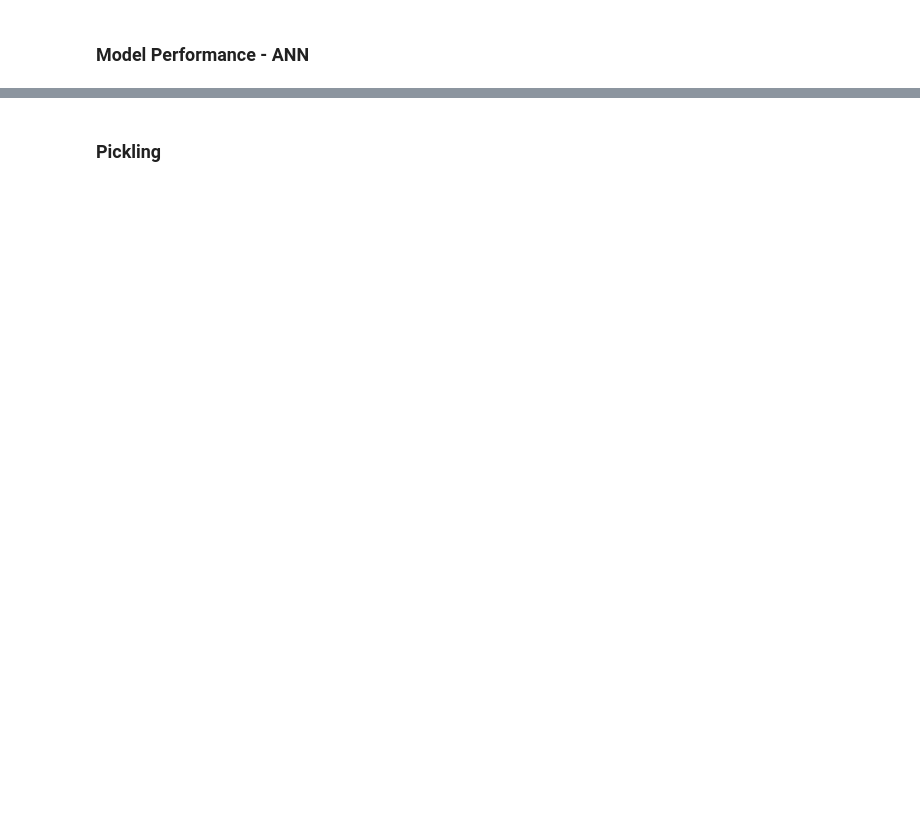
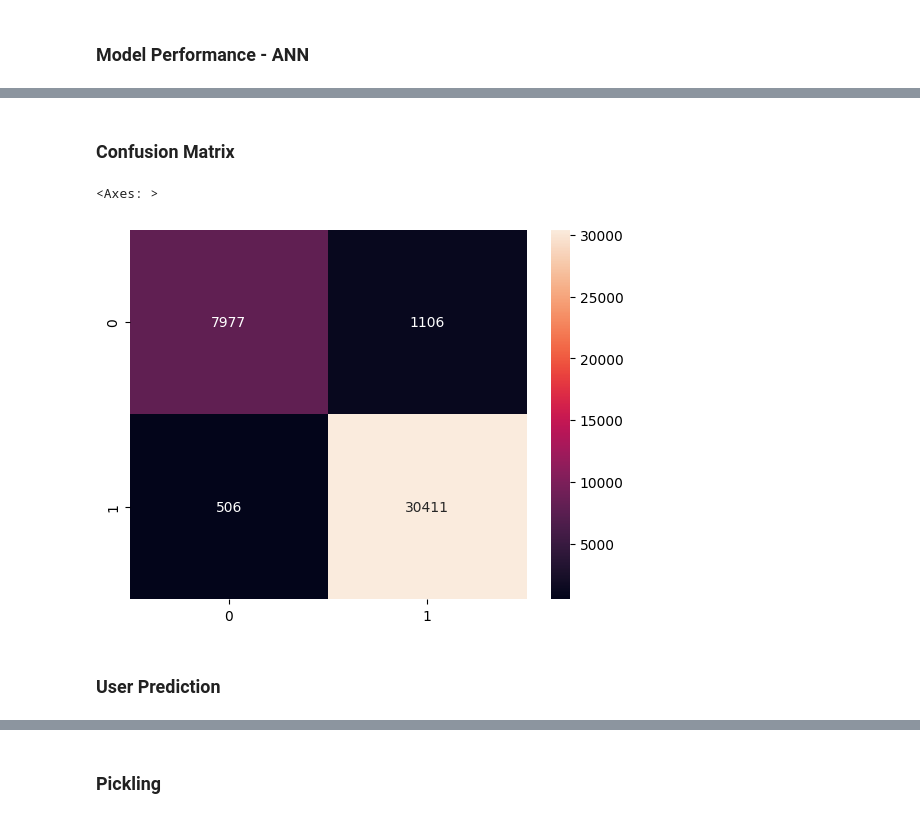
Before and after one commit to ManipalInformationSecurityTeam/Phishing-URL-Detection-Workshop, a Jupyter notebook: model/model-nlp.ipynb, the cells around one changed output, grey strips where cells are left out. Cells and saved outputs as stored; diff of their text form; code cells hidden in the pictures; blank space fills up the shorter version.

```diff
--- a/model/model-nlp.ipynb
+++ b/model/model-nlp.ipynb
@@ -186,0 +204,6 @@ Epoch 5/5
+# %%
+from sklearn.metrics import classification_report,accuracy_score
+Y_prob = model.predict(X_test.toarray())
+Y_pred = (Y_prob > 0.5).astype(int)
+print('Accuracy Score: ',accuracy_score(Y_test, Y_pred))
+print(classification_report(Y_test, Y_pred))
@@ -199,0 +236,12 @@ plt.show()
+# %% [markdown]
+### Confusion Matrix
+# %%
+from tensorflow.math import confusion_matrix
+import seaborn as sns
+cm = confusion_matrix(Y_test, Y_pred)
+sns.heatmap(cm, annot=True, fmt='d')
+# %% [output]
+<Axes: >
+[figure, added]
+# %% [markdown]
+### User Prediction
```
Also changed, not shown: parts of 12 cells of this notebook, 2 other files.
